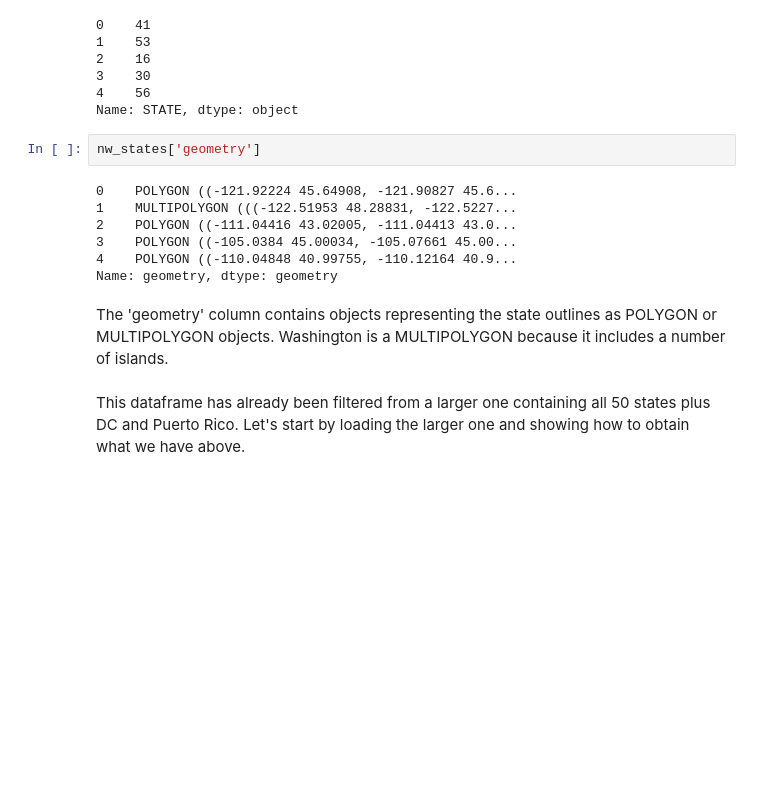
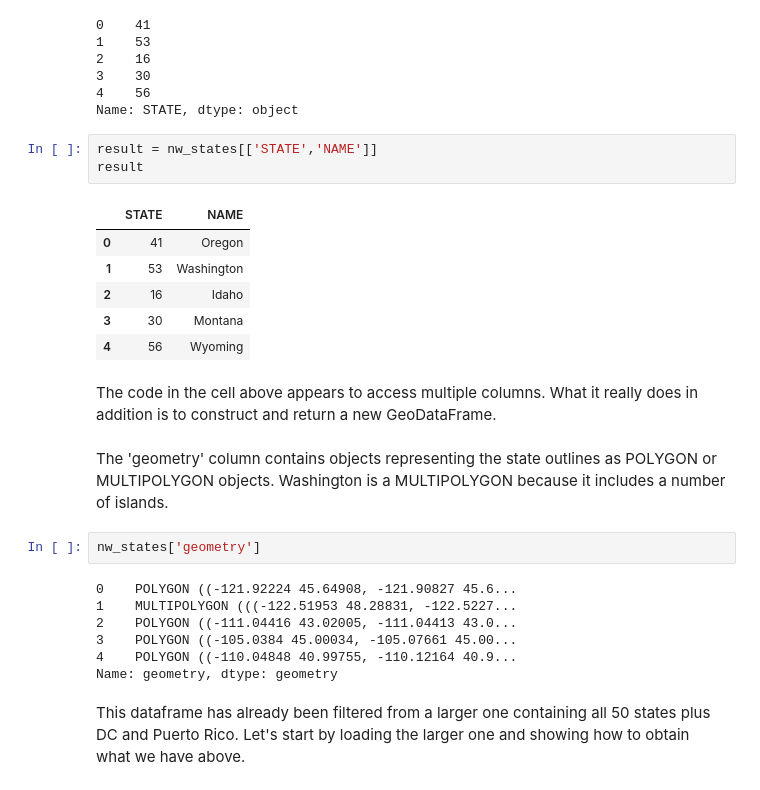
Before and after one commit to telliott99/maps5, a Jupyter notebook: explore.ipynb, the cells around one changed output. Cells and saved outputs as stored; diff of their text form; blank space fills up the shorter version.

```diff
--- a/explore.ipynb
+++ b/explore.ipynb
@@ -72,6 +78,20 @@ nw_states['STATE']
 3    30
 4    56
 Name: STATE, dtype: object
+# %%
+result = nw_states[['STATE','NAME']]
+result
+# %% [output]
+|  | STATE | NAME |
+| 0 | 41 | Oregon |
+| 1 | 53 | Washington |
+| 2 | 16 | Idaho |
+| 3 | 30 | Montana |
+| 4 | 56 | Wyoming |
+# %% [markdown]
+The code in the cell above appears to access multiple columns.  What it really does in addition is to construct and return a new GeoDataFrame.
+# %% [markdown]
+The 'geometry' column contains objects representing the state outlines as POLYGON or MULTIPOLYGON objects.  Washington is a MULTIPOLYGON because it includes a number of islands.
 # %%
 nw_states['geometry']
 # %% [output]
@@ -81,8 +101,6 @@ nw_states['geometry']
 3    POLYGON ((-105.0384 45.00034, -105.07661 45.00...
 4    POLYGON ((-110.04848 40.99755, -110.12164 40.9...
 Name: geometry, dtype: geometry
-# %% [markdown]
-The 'geometry' column contains objects representing the state outlines as POLYGON or MULTIPOLYGON objects.  Washington is a MULTIPOLYGON because it includes a number of islands.
 # %% [markdown]
 This dataframe has already been filtered from a larger one containing all 50 states plus DC and Puerto Rico.  Let's start by loading the larger one and showing how to obtain what we have above.
 # %%
```
Also changed, not shown: parts of 24 cells of this notebook, 39 other files.
